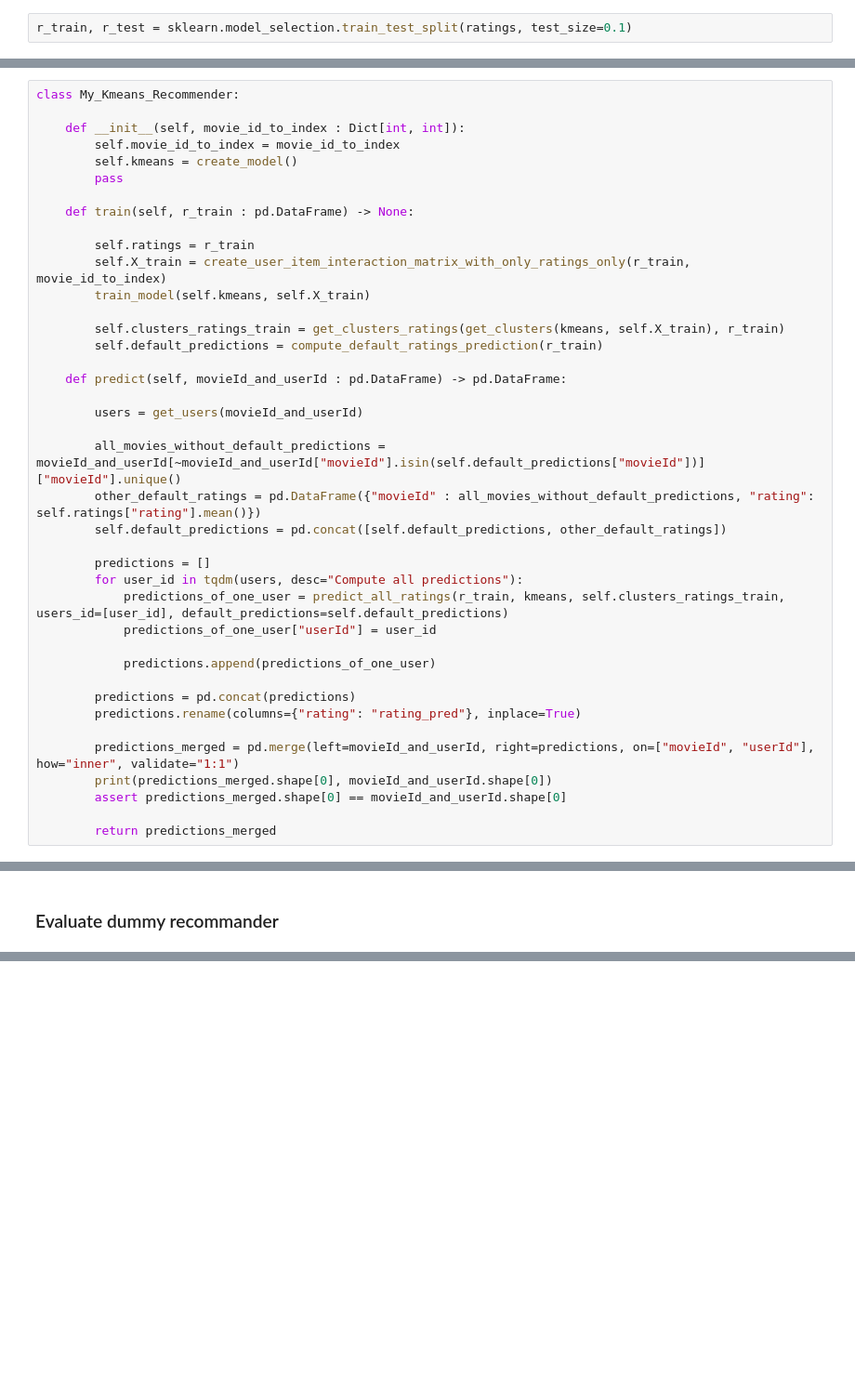
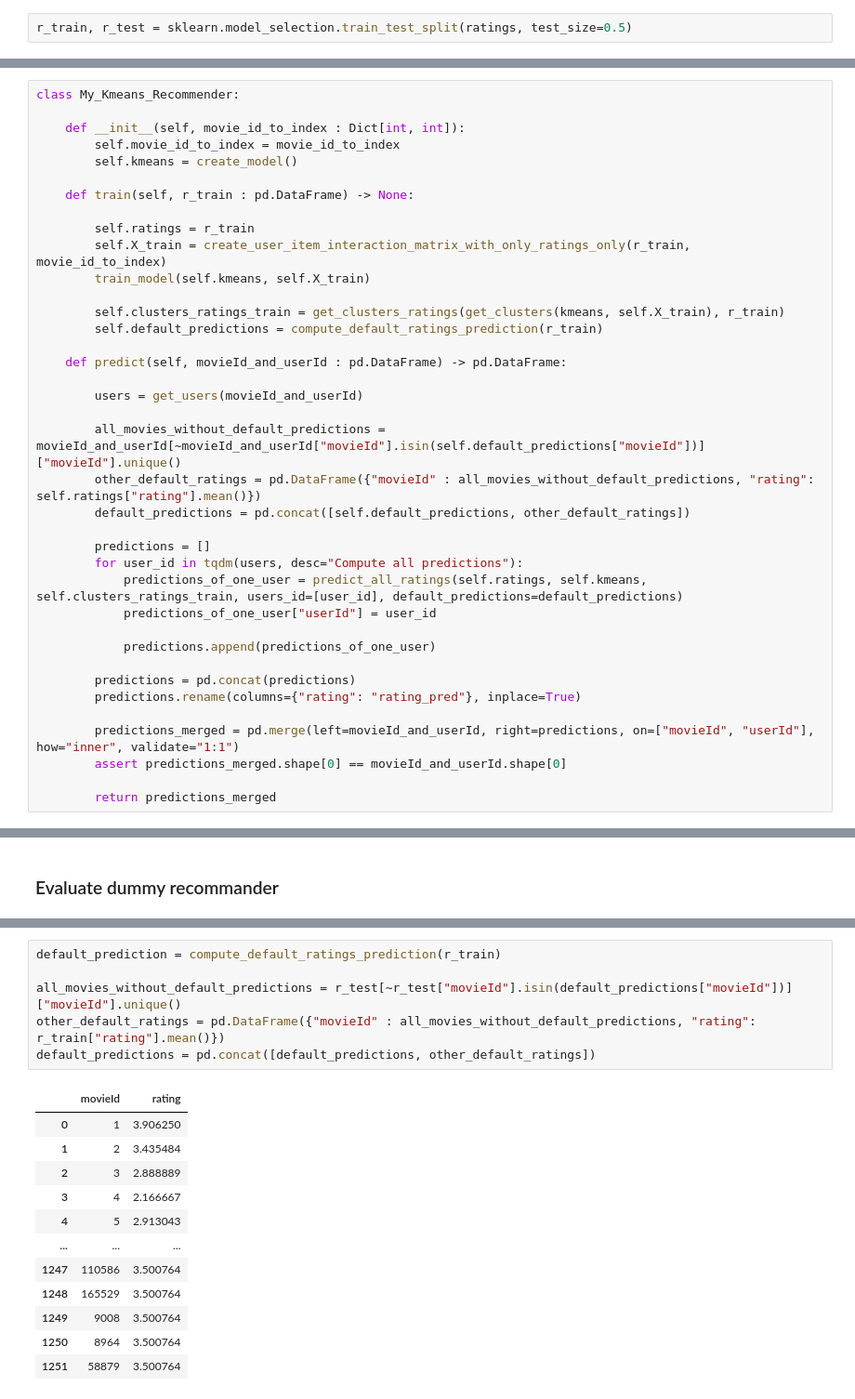
Before and after one commit to Nedartemis/recommender_system_project, a Jupyter notebook: notebook.ipynb, the cells around one changed output, grey strips where cells are left out. Shown: that part at 93% size. Saved outputs shown, nothing was run; the diff lists cells and outputs as text; blank space fills up the shorter version.

Commit message:
fix: merge dataframe

```diff
--- a/notebook.ipynb
+++ b/notebook.ipynb
@@ -331,6 +331,6 @@ movies[movies["movieId"].isin(suggest_movies(ratings, kmeans, [1, 2], 5)["movieI
 # %% [markdown]
 ### Split dataset
 # %%
-r_train, r_test = sklearn.model_selection.train_test_split(ratings, test_size=0.1)
+r_train, r_test = sklearn.model_selection.train_test_split(ratings, test_size=0.5)
 # %% [markdown]
 ### Regroup functions into a class
@@ -368,7 +340,6 @@ class My_Kmeans_Recommender:
     def __init__(self, movie_id_to_index : Dict[int, int]):
         self.movie_id_to_index = movie_id_to_index
         self.kmeans = create_model()
-        pass
 
     def train(self, r_train : pd.DataFrame) -> None:
 
@@ -385,11 +356,11 @@ class My_Kmeans_Recommender:
 
         all_movies_without_default_predictions = movieId_and_userId[~movieId_and_userId["movieId"].isin(self.default_predictions["movieId"])]["movieId"].unique()
         other_default_ratings = pd.DataFrame({"movieId" : all_movies_without_default_predictions, "rating": self.ratings["rating"].mean()})
-        self.default_predictions = pd.concat([self.default_predictions, other_default_ratings])
+        default_predictions = pd.concat([self.default_predictions, other_default_ratings])
 
         predictions = []
         for user_id in tqdm(users, desc="Compute all predictions"):
-            predictions_of_one_user = predict_all_ratings(r_train, kmeans, self.clusters_ratings_train, users_id=[user_id], default_predictions=self.default_predictions)
+            predictions_of_one_user = predict_all_ratings(self.ratings, self.kmeans, self.clusters_ratings_train, users_id=[user_id], default_predictions=default_predictions)
             predictions_of_one_user["userId"] = user_id
 
             predictions.append(predictions_of_one_user)
@@ -398,7 +369,6 @@ class My_Kmeans_Recommender:
         predictions.rename(columns={"rating": "rating_pred"}, inplace=True)
 
         predictions_merged = pd.merge(left=movieId_and_userId, right=predictions, on=["movieId", "userId"], how="inner", validate="1:1")
-        print(predictions_merged.shape[0], movieId_and_userId.shape[0])
         assert predictions_merged.shape[0] == movieId_and_userId.shape[0]
 
         return predictions_merged
@@ -455,0 +410,19 @@ default_prediction
+# %%
+default_prediction = compute_default_ratings_prediction(r_train)
+
+all_movies_without_default_predictions = r_test[~r_test["movieId"].isin(default_predictions["movieId"])]["movieId"].unique()
+other_default_ratings = pd.DataFrame({"movieId" : all_movies_without_default_predictions, "rating": r_train["rating"].mean()})
+default_predictions = pd.concat([default_predictions, other_default_ratings])
+# %% [output]
+|  | movieId | rating |
+| 0 | 1 | 3.906250 |
+| 1 | 2 | 3.435484 |
+| 2 | 3 | 2.888889 |
+| 3 | 4 | 2.166667 |
+| 4 | 5 | 2.913043 |
+| ... | ... | ... |
+| 1247 | 110586 | 3.500764 |
+| 1248 | 165529 | 3.500764 |
+| 1249 | 9008 | 3.500764 |
+| 1250 | 8964 | 3.500764 |
+| 1251 | 58879 | 3.500764 |
```
Also changed, not shown: parts of 10 cells of this notebook.
